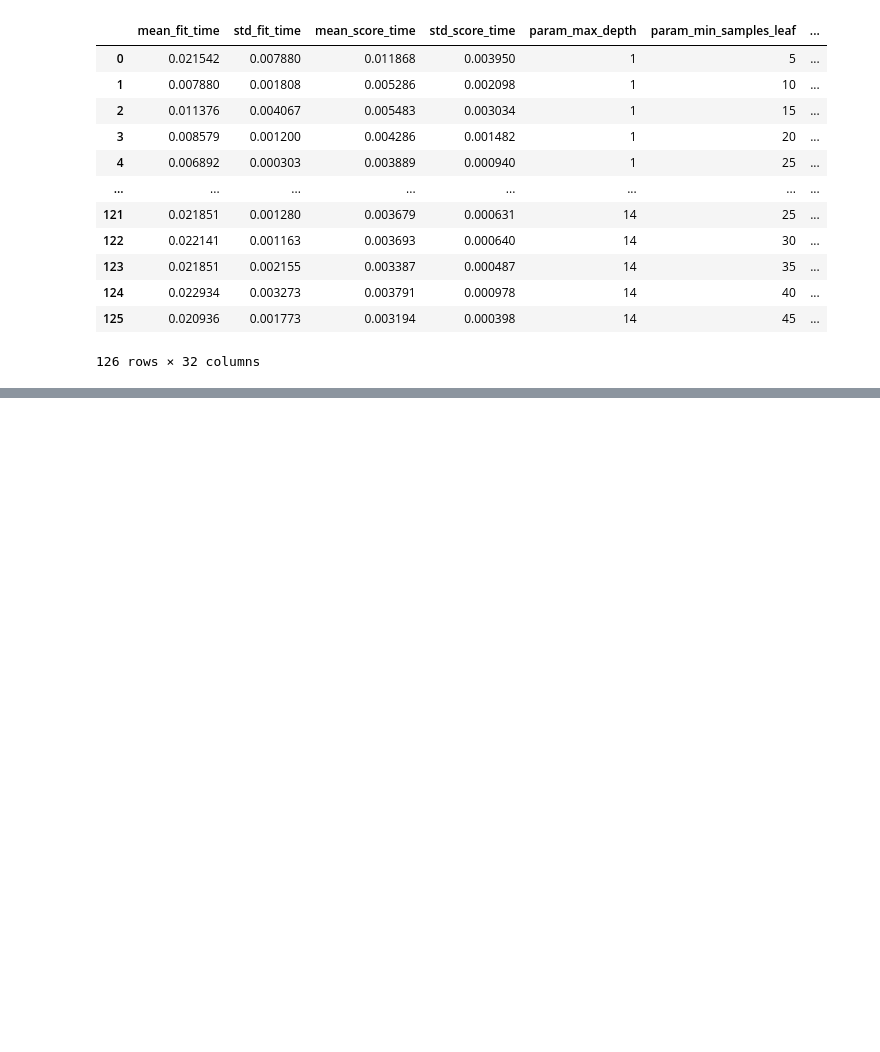
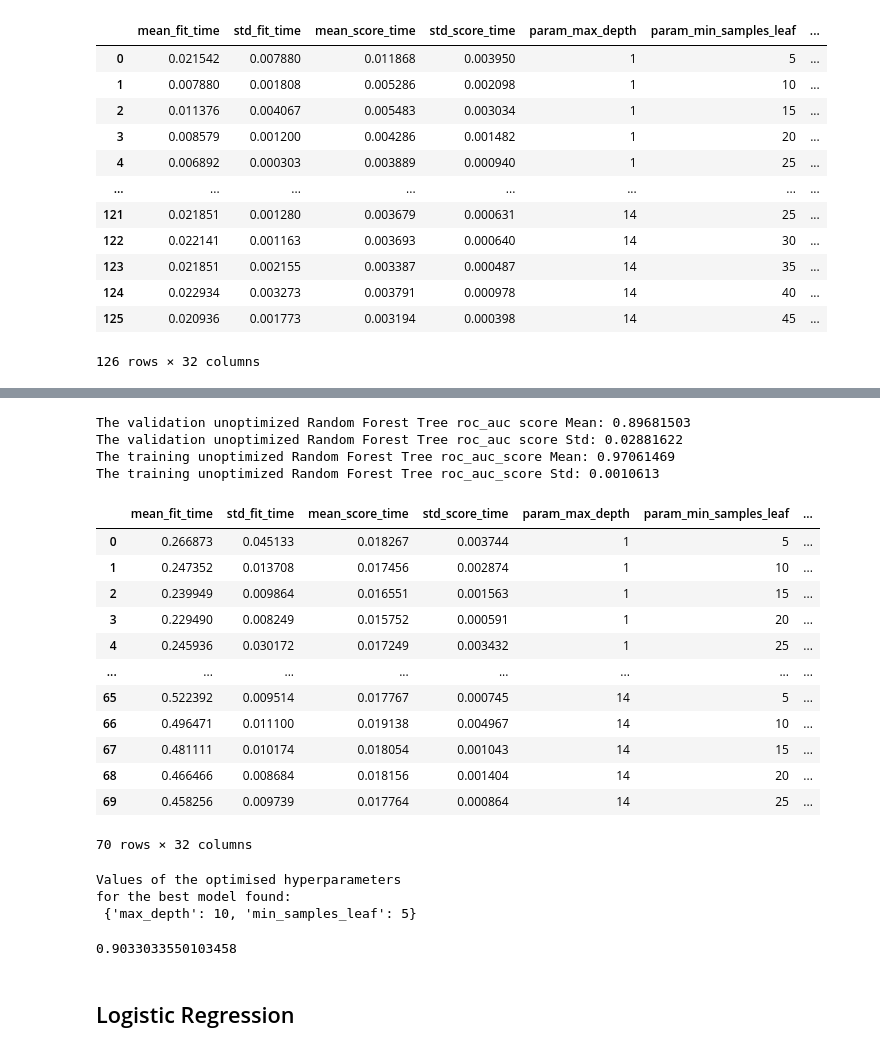
Before and after one commit to Terry1506/Phase-3-Project, a Jupyter notebook: index.ipynb, the cells around one changed output, grey strips where cells are left out. Cells and saved outputs as stored; diff of their text form; code cells hidden in the pictures; blank space fills up the shorter version.

Commit message:
random forest classifier

```diff
--- a/index.ipynb
+++ b/index.ipynb
@@ -445,0 +460,9 @@ opt_model_tree_results
+# %%
+# setting up the learner and fitting
+model_random_forest = RandomForestClassifier(n_estimators=100,
+                                             random_state = 11,
+                                             class_weight= 'balanced',
+                                             max_depth = 15,
+                                             min_samples_leaf= 20
+                                             )
+model_random_forest.fit(X_train, y_train)
@@ -445,0 +472,17 @@ opt_model_tree_results
+# %%
+#  estimating initial performance with only two fixed parameters max_depth 15 and min_sample_leaf 20
+
+skf = StratifiedKFold(n_splits=10, random_state=600, shuffle=True)
+
+param_grid = {'max_depth': [15], 'min_samples_leaf': [20] }
+
+basic_model_random = GridSearchCV(RandomForestClassifier(random_state=11, class_weight='balanced', n_estimators=100),
+                         param_grid,
+                         cv=skf,
+                         scoring='roc_auc',
+                         return_train_score=True)
+
+# fitting the initial model
+basic_model_random.fit(X_train,y_train)
+
+basic_model_random.cv_results_
@@ -445,0 +507,51 @@ opt_model_tree_results
+# %%
+print('The validation unoptimized Random Forest Tree roc_auc score Mean:', 0.89681503)
+print('The validation unoptimized Random Forest Tree roc_auc score Std:', 0.02881622)
+print('The training unoptimized Random Forest Tree roc_auc_score Mean:', 0.97061469)
+print('The training unoptimized Random Forest Tree roc_auc_score Std:', 0.0010613)
+# %% [output]
+The validation unoptimized Random Forest Tree roc_auc score Mean: 0.89681503
+The validation unoptimized Random Forest Tree roc_auc score Std: 0.02881622
+The training unoptimized Random Forest Tree roc_auc_score Mean: 0.97061469
+The training unoptimized Random Forest Tree roc_auc_score Std: 0.0010613
+# %%
+# applying hyperparameter optimisations
+skf = StratifiedKFold(n_splits=10, random_state=600, shuffle=True)
+
+param_grid = {'max_depth': range(1,15), 'min_samples_leaf': [5,10,15,20,25]}
+
+# change all the parameters in the GridSearch CV!
+opt_model_forest = GridSearchCV(RandomForestClassifier(random_state=11, class_weight='balanced',n_estimators=100),
+                         param_grid,
+                         cv=skf,
+                         scoring='roc_auc',
+                         return_train_score=True)
+# fitting the optimal model
+opt_model_forest.fit(X_train,y_train)
+
+# turning the GridSearch CV into a dataframe
+pd.DataFrame(opt_model_forest.cv_results_)
+# %% [output]
+|  | mean_fit_time | std_fit_time | mean_score_time | std_score_time | param_max_depth | param_min_samples_leaf | ... |
+| 0 | 0.266873 | 0.045133 | 0.018267 | 0.003744 | 1 | 5 | ... |
+| 1 | 0.247352 | 0.013708 | 0.017456 | 0.002874 | 1 | 10 | ... |
+| 2 | 0.239949 | 0.009864 | 0.016551 | 0.001563 | 1 | 15 | ... |
+| 3 | 0.229490 | 0.008249 | 0.015752 | 0.000591 | 1 | 20 | ... |
+| 4 | 0.245936 | 0.030172 | 0.017249 | 0.003432 | 1 | 25 | ... |
+| ... | ... | ... | ... | ... | ... | ... | ... |
+| 65 | 0.522392 | 0.009514 | 0.017767 | 0.000745 | 14 | 5 | ... |
+| 66 | 0.496471 | 0.011100 | 0.019138 | 0.004967 | 14 | 10 | ... |
+| 67 | 0.481111 | 0.010174 | 0.018054 | 0.001043 | 14 | 15 | ... |
+| 68 | 0.466466 | 0.008684 | 0.018156 | 0.001404 | 14 | 20 | ... |
+| 69 | 0.458256 | 0.009739 | 0.017764 | 0.000864 | 14 | 25 | ... |
+70 rows × 32 columns
+# %%
+print('Values of the optimised hyperparameters\nfor the best model found:\n',opt_model_forest.best_params_)
+opt_model_forest.best_score_
+# %% [output]
+Values of the optimised hyperparameters
+for the best model found:
+ {'max_depth': 10, 'min_samples_leaf': 5}
+0.9033033550103458
+# %% [markdown]
+## Logistic Regression
```
Also changed, not shown: parts of 4 cells of this notebook.
